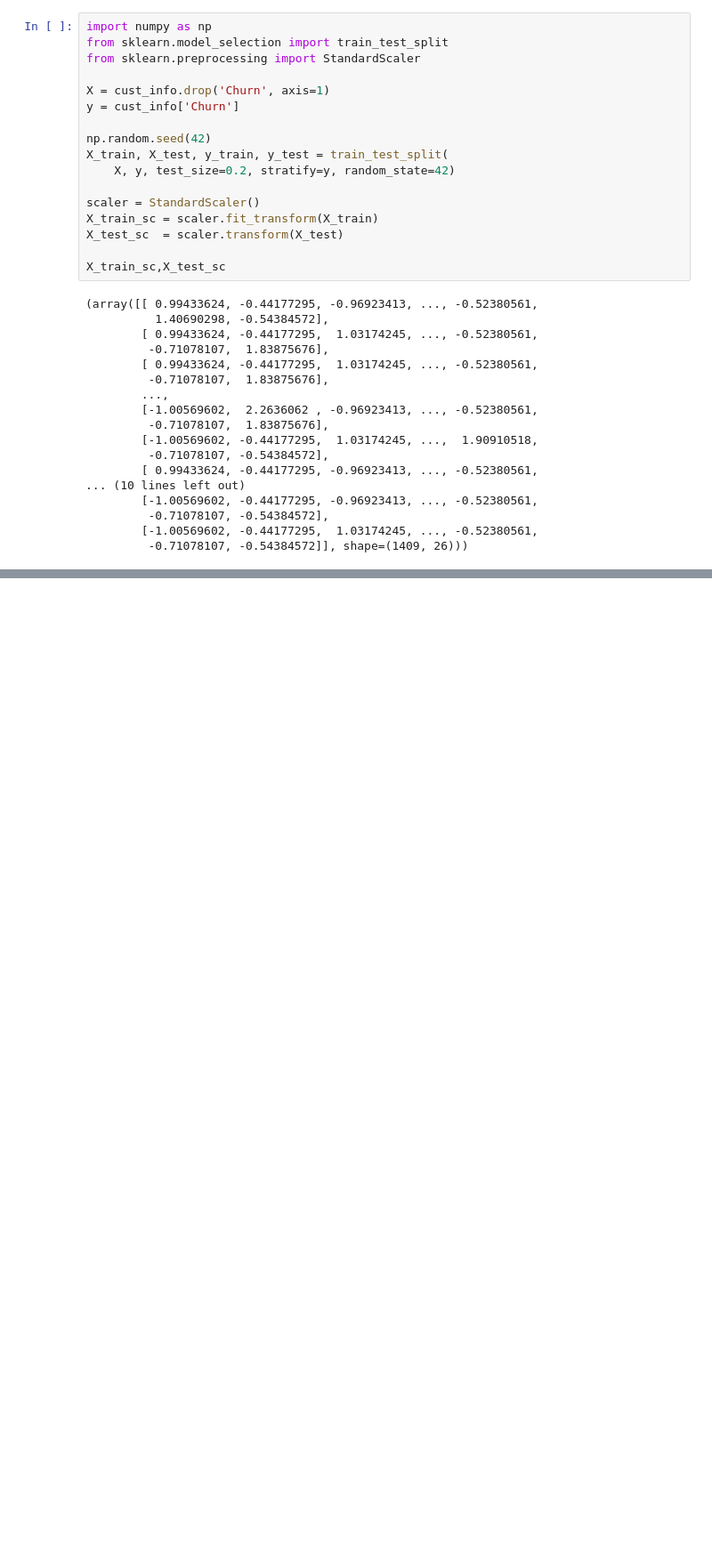
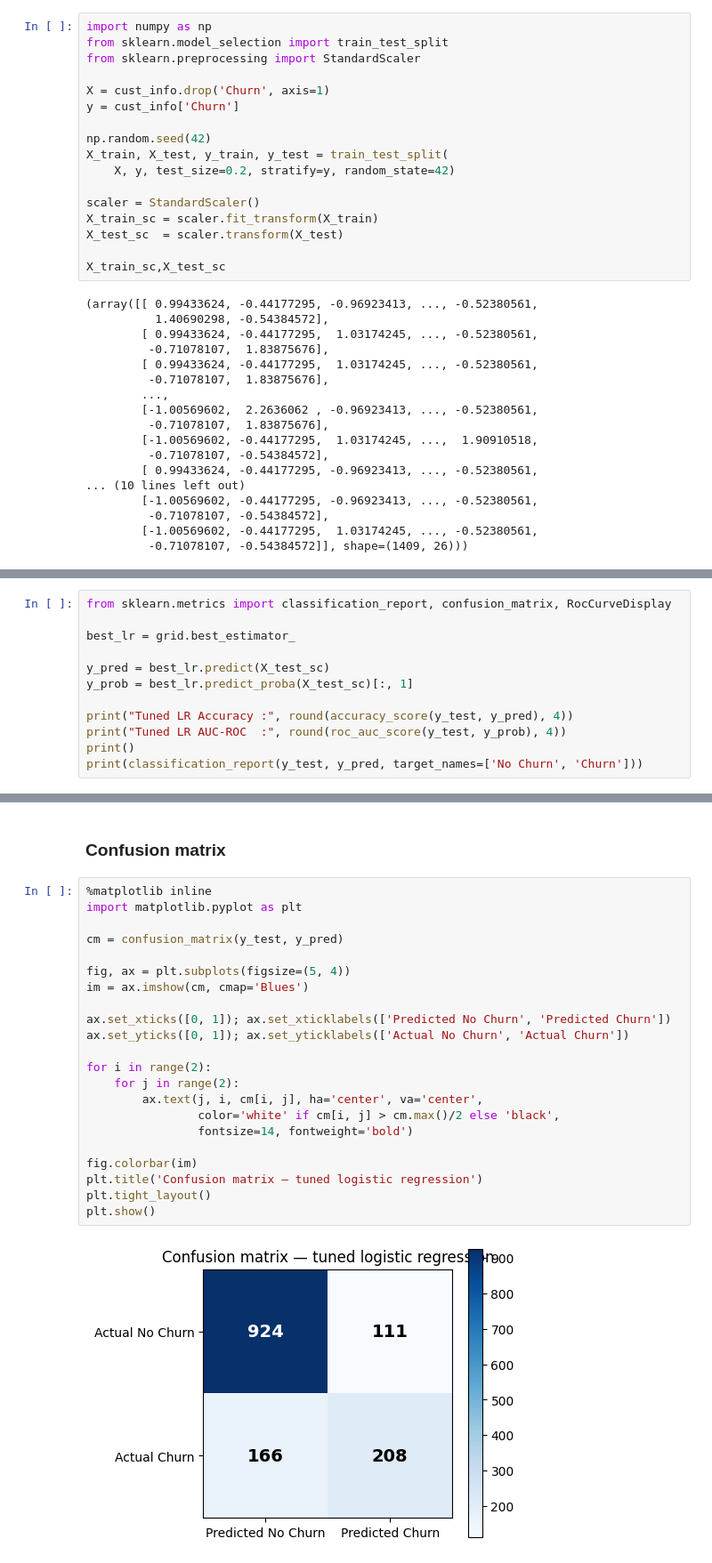
Before and after one commit to dibbu-shrma/Customer-Churn-Prediction, a Jupyter notebook: notebooks/training.ipynb, the cells around one changed output, grey strips where cells are left out. Shown at 89% size. Saved outputs shown, nothing was run; the diff lists cells and outputs as text; blank space fills up the shorter version.

```diff
--- a/notebooks/training.ipynb
+++ b/notebooks/training.ipynb
@@ -113,0 +202,12 @@ X_train_sc,X_test_sc
+# %%
+from sklearn.metrics import classification_report, confusion_matrix, RocCurveDisplay
+
+best_lr = grid.best_estimator_
+
+y_pred = best_lr.predict(X_test_sc)
+y_prob = best_lr.predict_proba(X_test_sc)[:, 1]
+
+print("Tuned LR Accuracy :", round(accuracy_score(y_test, y_pred), 4))
+print("Tuned LR AUC-ROC  :", round(roc_auc_score(y_test, y_prob), 4))
+print()
+print(classification_report(y_test, y_pred, target_names=['No Churn', 'Churn']))
@@ -113,0 +226,26 @@ X_train_sc,X_test_sc
+# %% [markdown]
+### Confusion matrix
+# %%
+%matplotlib inline
+import matplotlib.pyplot as plt
+
+cm = confusion_matrix(y_test, y_pred)
+
+fig, ax = plt.subplots(figsize=(5, 4))
+im = ax.imshow(cm, cmap='Blues')
+
+ax.set_xticks([0, 1]); ax.set_xticklabels(['Predicted No Churn', 'Predicted Churn'])
+ax.set_yticks([0, 1]); ax.set_yticklabels(['Actual No Churn', 'Actual Churn'])
+
+for i in range(2):
+    for j in range(2):
+        ax.text(j, i, cm[i, j], ha='center', va='center',
+                color='white' if cm[i, j] > cm.max()/2 else 'black',
+                fontsize=14, fontweight='bold')
+
+fig.colorbar(im)
+plt.title('Confusion matrix — tuned logistic regression')
+plt.tight_layout()
+plt.show()
+# %% [output]
+[figure, added]
```
Also changed, not shown: parts of 13 cells of this notebook.
